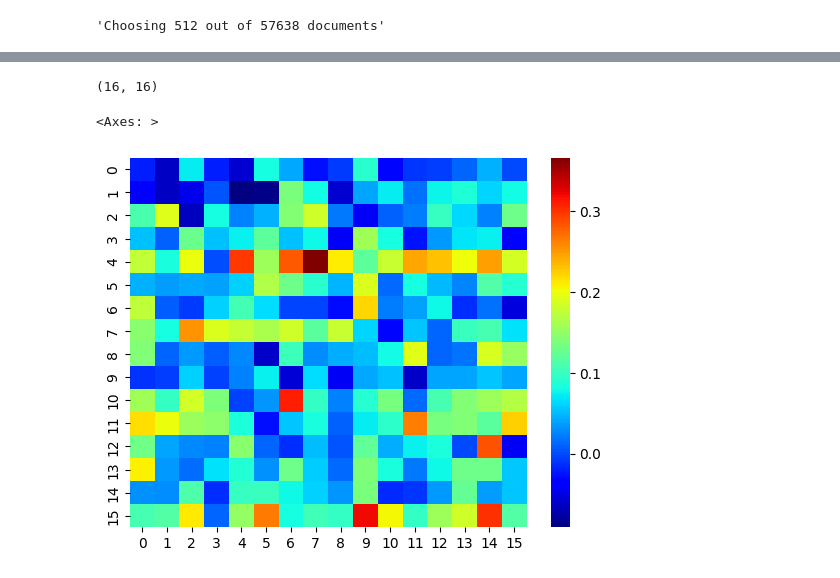
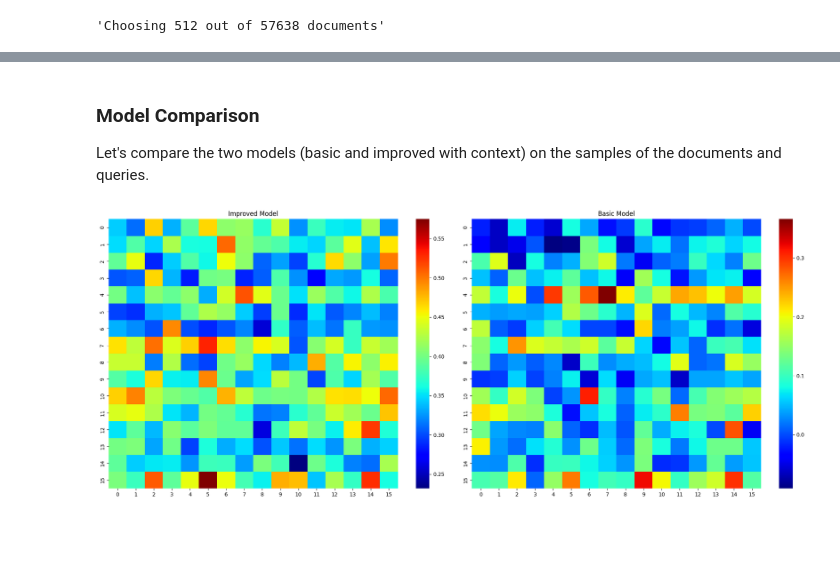
Before and after one commit to saied89/advanced-rag, a Jupyter notebook: 02_embedding_model.ipynb, the cells around one changed output, grey strips where cells are left out. Saved outputs shown, nothing was run; the diff lists cells and outputs as text; code cells hidden in the pictures; blank space fills up the shorter version.

```diff
--- a/02_embedding_model.ipynb
+++ b/02_embedding_model.ipynb
@@ -538,14 +552,15 @@ for i in tqdm(range(0, len(minicorpus_docs["input_ids"]), batch_size)):
     minicorpus_docs_batch = {k: v[i:i+batch_size] for k,v in minicorpus_docs.items()}
     with torch.no_grad():
         dataset_embeddings.append(
-            model.first_stage_model(**minicorpus_docs_batch)
+            improved_model.first_stage_model(**minicorpus_docs_batch)
         )
 
 dataset_embeddings = torch.cat(dataset_embeddings)
 # %%
-docs = corpus.select(range(16)).map(process_ex_document)["text"]
-docs = tokenizer(
-    [document_prefix + doc for doc in docs],
+sample_docs = corpus.select(range(16)).map(process_ex_document)["text"]
+
+docs_tokens = tokenizer(
+    [document_prefix + doc for doc in sample_docs],
     truncation=True,
     padding=True,
     max_length=512,
@@ -554,8 +569,8 @@ docs = tokenizer(
 
 with torch.no_grad():
   doc_embeddings = improved_model.second_stage_model(
-      input_ids=docs["input_ids"],
-      attention_mask=docs["attention_mask"],
+      input_ids=docs_tokens["input_ids"],
+      attention_mask=docs_tokens["attention_mask"],
       dataset_embeddings=dataset_embeddings,
   )
 doc_embeddings /= doc_embeddings.norm(p=2, dim=1, keepdim=True)
@@ -606 +594,5 @@ DatasetTransformer(
+# %% [markdown]
+### Model Comparison
+
+Let's compare the two models (basic and improved with context) on the samples of the documents and queries.
 # %%
@@ -609,17 +599,22 @@ sample_docs = corpus.select(range(16)).map(process_ex_document)["text"]
 with torch.no_grad():
   doc_basic_embeddings = model.encode(sample_docs)
-# %%
-
-len(docs), len(doc_basic_embeddings)
-# %% [output]
-(16, 16)
 # %%
-sample_queries = queries.select(range(16))["text"]
-
 with torch.no_grad():
-  queries_basic_embeddings = model.encode(sample_queries)
+  queries_basic_embeddings = model.encode(queries_sample)
-# %%
-sns.heatmap((doc_basic_embeddings @ queries_basic_embeddings.T), cmap="jet")
-# %% [output]
-<Axes: >
-[figure, removed]
+# %%
+import matplotlib.pyplot as plt
+
+fig, (ax1, ax2) = plt.subplots(1, 2, figsize=(20, 8))
+
+# Heatmap for improved model
+sns.heatmap((doc_embeddings @ query_embeddings.T).cpu(), cmap="jet", ax=ax1)
+ax1.set_title("Improved Model")
+
+# Heatmap for basic model
+sns.heatmap((doc_basic_embeddings @ queries_basic_embeddings.T), cmap="jet", ax=ax2)
+ax2.set_title("Basic Model")
+
+plt.tight_layout()
+plt.show()
+# %% [output]
+[figure, added]
```
Also changed, not shown: parts of 13 cells of this notebook, 1 other file.
